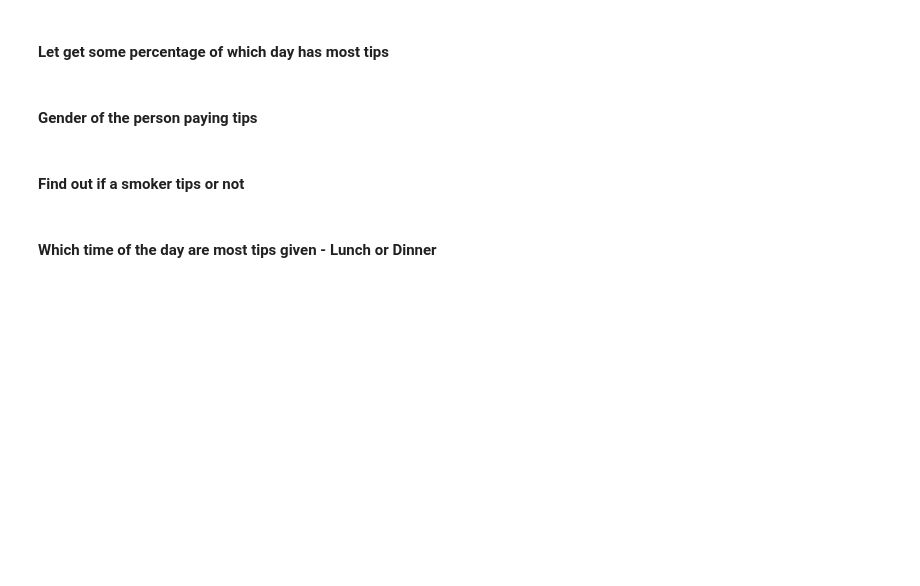
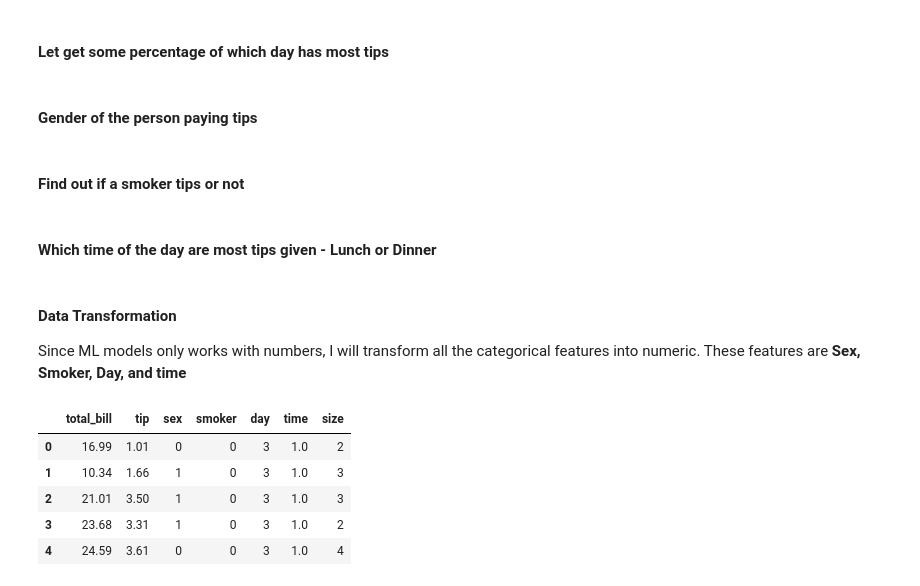
Before and after one commit to cabasoah/Waiter-tips-predictions, a Jupyter notebook: waiter.ipynb, the cells around one changed output. Cells and saved outputs as stored; diff of their text form; code cells hidden in the pictures; blank space fills up the shorter version.

Commit message:
transform all categorical features into numeric features for ML model

```diff
--- a/waiter.ipynb
+++ b/waiter.ipynb
@@ -111,3 +111,21 @@ smoker_tips.show()
 # %%
 time_most_tips = px.pie(data_frame=df, values='tip', names='time', title='Time of the Day most tips are given', hole=0.5)
 time_most_tips.show()
+# %% [markdown]
+#### Data Transformation
+Since ML models only works with numbers, I will transform all the categorical features into numeric.
+These features are **Sex, Smoker, Day, and time**
+# %%
+df["sex"] = df["sex"].map({'Female': 0, 'Male': 1})
+df["smoker"] = df["smoker"].map({'No': 0, 'Yes': 1})
+df["time"] = df["time"].map({'Launch': 0, 'Dinner': 1})
+df["day"] = df["day"].map({'Thur': 0, 'Fri': 1, 'Sat': 2, 'Sun': 3})
+
+df.head()
+# %% [output]
+|  | total_bill | tip | sex | smoker | day | time | size |
+| 0 | 16.99 | 1.01 | 0 | 0 | 3 | 1.0 | 2 |
+| 1 | 10.34 | 1.66 | 1 | 0 | 3 | 1.0 | 3 |
+| 2 | 21.01 | 3.50 | 1 | 0 | 3 | 1.0 | 3 |
+| 3 | 23.68 | 3.31 | 1 | 0 | 3 | 1.0 | 2 |
+| 4 | 24.59 | 3.61 | 0 | 0 | 3 | 1.0 | 4 |
```
